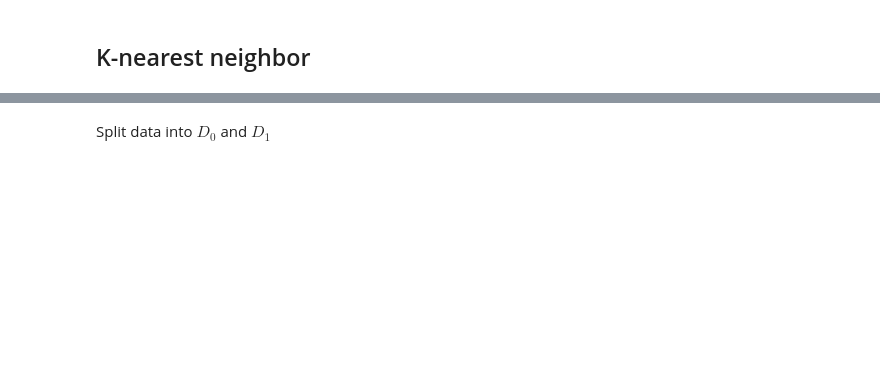
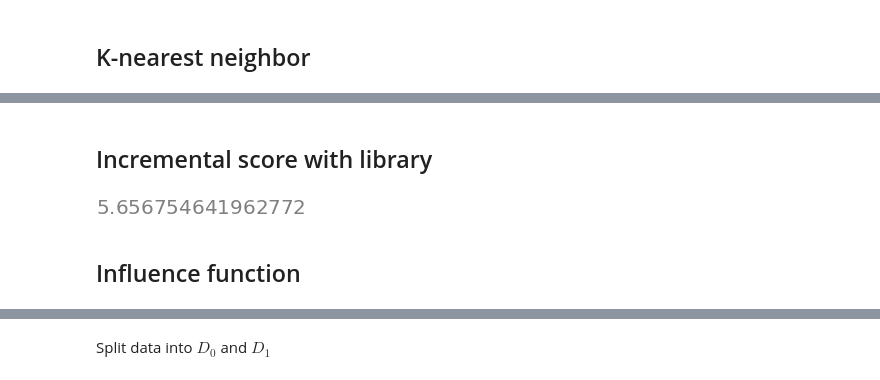
Before and after one commit to tridungduong16/InterpretableMachineLearning-ComprehensiveSurvey, a Jupyter notebook: Source Code/my_work/Paper/Nonparametric causal effects based on incremental propensity score interventions.ipynb, the cells around one changed output, grey strips where cells are left out. Saved outputs shown, nothing was run; the diff lists cells and outputs as text; code cells hidden in the pictures; blank space fills up the shorter version.

```diff
--- a/Source Code/my_work/Paper/Nonparametric causal effects based on incremental propensity score interventions.ipynb
+++ b/Source Code/my_work/Paper/Nonparametric causal effects based on incremental propensity score interventions.ipynb
@@ -268,0 +205,14 @@ rmse = math.sqrt(length)*np.mean(math.sqrt())
+# %% [markdown]
+## Incremental score with library
+# %%
+df_lib = data['df']
+ipse.incremenal_ps_score_estimator(df,
+                                   data['treatment_name'],
+                                   data['common_causes_names'],
+                                   rfc,
+                                   rf,
+                                   delta)
+# %% [output]
+[figure, added]
+# %% [markdown]
+## Influence function
```
Also changed, not shown: parts of 130 cells of this notebook, 30 other files.
